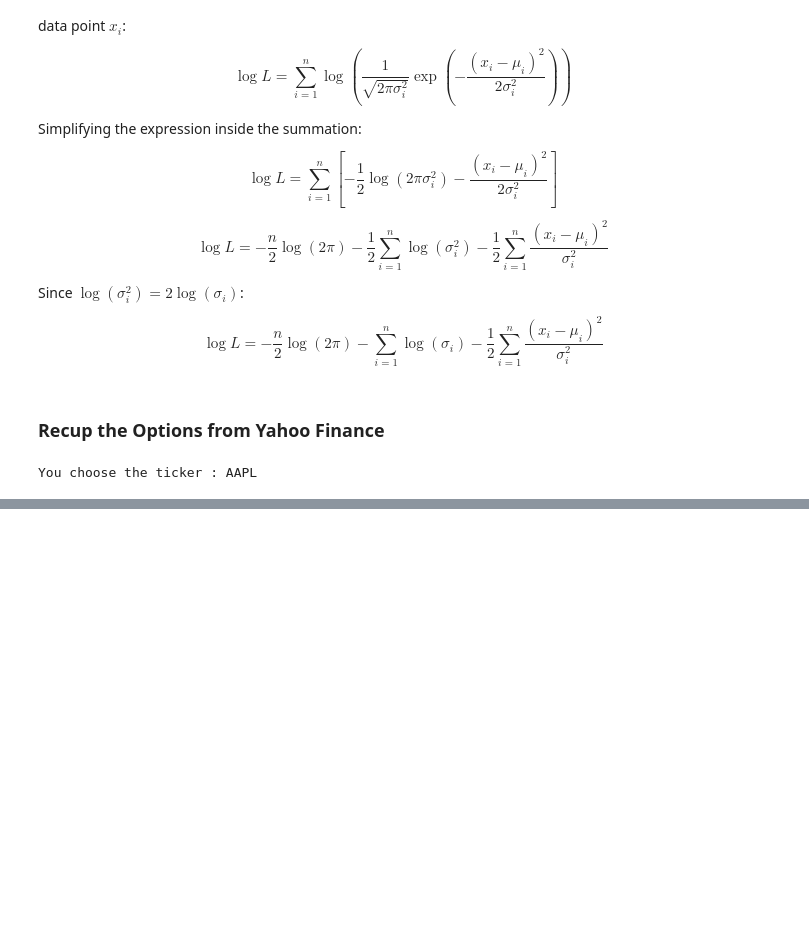
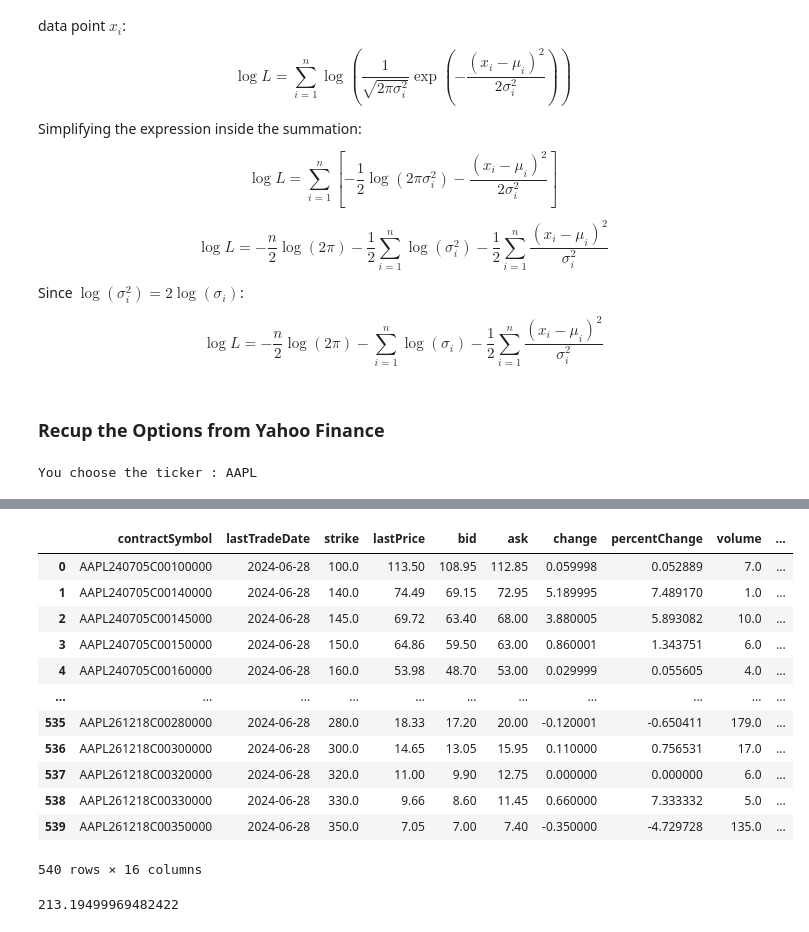
Before and after one commit to Quacox/Stochastic-Volatility, a Jupyter notebook: Stochastic_Volatility_Modeling.ipynb, the cells around one changed output, grey strips where cells are left out. Saved outputs shown, nothing was run; the diff lists cells and outputs as text; code cells hidden in the pictures; blank space fills up the shorter version.

Commit message:
Updating data recuperation

```diff
--- a/Stochastic_Volatility_Modeling.ipynb
+++ b/Stochastic_Volatility_Modeling.ipynb
@@ -765,0 +701,56 @@ def log_likelihood(params, data):
+# %%
+def get_option_info(data,maturity_date) :
+    return data.option_chain(maturity_date)[0]
+
+def get_maturity_years(today_date,maturity_date) :
+    valuation_date = datetime.strptime(f"{today_date}", '%Y-%m-%d')
+    expiration_date = datetime.strptime(maturity_date, '%Y-%m-%d')
+
+    days_to_maturity = (expiration_date - valuation_date).days
+    time_to_maturity = days_to_maturity / 365.0
+
+    return time_to_maturity
+
+def get_option_info_maturity_date(data,today_date,maturity_date) :
+    df_option_info=get_option_info(data, maturity_date)
+    df_option_info['lastTradeDate']=pd.to_datetime(df_option_info['lastTradeDate']).dt.date
+
+    most_common_date=df_option_info['lastTradeDate'].mode()[0]
+    df_option_info = df_option_info[df_option_info['lastTradeDate'] == most_common_date].reset_index(drop=True)
+    value=data.history(start=most_common_date,end=most_common_date+timedelta(days=1))
+    underlying_price=(value['Open'].values[0]+value['Close'].values[0])/2
+    df_option_info.loc[:,'S0']=underlying_price
+
+    df_option_info.loc[:,'Time To Maturity']=get_maturity_years(today_date,maturity_date)
+    return df_option_info
+# %%
+data = yf.Ticker(chosen_ticker)
+today_date = date.today()
+columns_keep=['contractSymbol','strike','impliedVolatility']
+maturity_date=['2024-07-05', '2024-07-12', '2024-07-19', '2024-07-26', '2024-08-02', '2024-08-16', '2024-09-20', '2024-10-18', '2024-11-15', '2024-12-20', '2025-01-17','2025-03-21', '2025-06-20', '2025-09-19','2025-12-19', '2026-01-16', '2026-06-18', '2026-12-18']
+
+dataframes = []
+
+for dates in maturity_date:
+    df = get_option_info_maturity_date(data, today_date,dates)
+    dataframes.append(df)
+
+
+option_info_final = pd.concat(dataframes, ignore_index=True)
+# concatenated_df=get_option_info_maturity_date(concatenated_df,today_date,maturity_date,columns_keep)
+# %%
+option_info_final
+# %% [output]
+|  | contractSymbol | lastTradeDate | strike | lastPrice | bid | ask | change | percentChange | volume | ... |
+| 0 | AAPL240705C00100000 | 2024-06-28 | 100.0 | 113.50 | 108.95 | 112.85 | 0.059998 | 0.052889 | 7.0 | ... |
+| 1 | AAPL240705C00140000 | 2024-06-28 | 140.0 | 74.49 | 69.15 | 72.95 | 5.189995 | 7.489170 | 1.0 | ... |
+| 2 | AAPL240705C00145000 | 2024-06-28 | 145.0 | 69.72 | 63.40 | 68.00 | 3.880005 | 5.893082 | 10.0 | ... |
+| 3 | AAPL240705C00150000 | 2024-06-28 | 150.0 | 64.86 | 59.50 | 63.00 | 0.860001 | 1.343751 | 6.0 | ... |
+| 4 | AAPL240705C00160000 | 2024-06-28 | 160.0 | 53.98 | 48.70 | 53.00 | 0.029999 | 0.055605 | 4.0 | ... |
+| ... | ... | ... | ... | ... | ... | ... | ... | ... | ... | ... |
+| 535 | AAPL261218C00280000 | 2024-06-28 | 280.0 | 18.33 | 17.20 | 20.00 | -0.120001 | -0.650411 | 179.0 | ... |
+| 536 | AAPL261218C00300000 | 2024-06-28 | 300.0 | 14.65 | 13.05 | 15.95 | 0.110000 | 0.756531 | 17.0 | ... |
+| 537 | AAPL261218C00320000 | 2024-06-28 | 320.0 | 11.00 | 9.90 | 12.75 | 0.000000 | 0.000000 | 6.0 | ... |
+| 538 | AAPL261218C00330000 | 2024-06-28 | 330.0 | 9.66 | 8.60 | 11.45 | 0.660000 | 7.333332 | 5.0 | ... |
+| 539 | AAPL261218C00350000 | 2024-06-28 | 350.0 | 7.05 | 7.00 | 7.40 | -0.350000 | -4.729728 | 135.0 | ... |
+540 rows × 16 columns
@@ -765,0 +779,4 @@ def log_likelihood(params, data):
+# %%
+option_info_final['S0'].iloc[0]
+# %% [output]
+213.19499969482422
```
Also changed, not shown: parts of 8 cells of this notebook.
